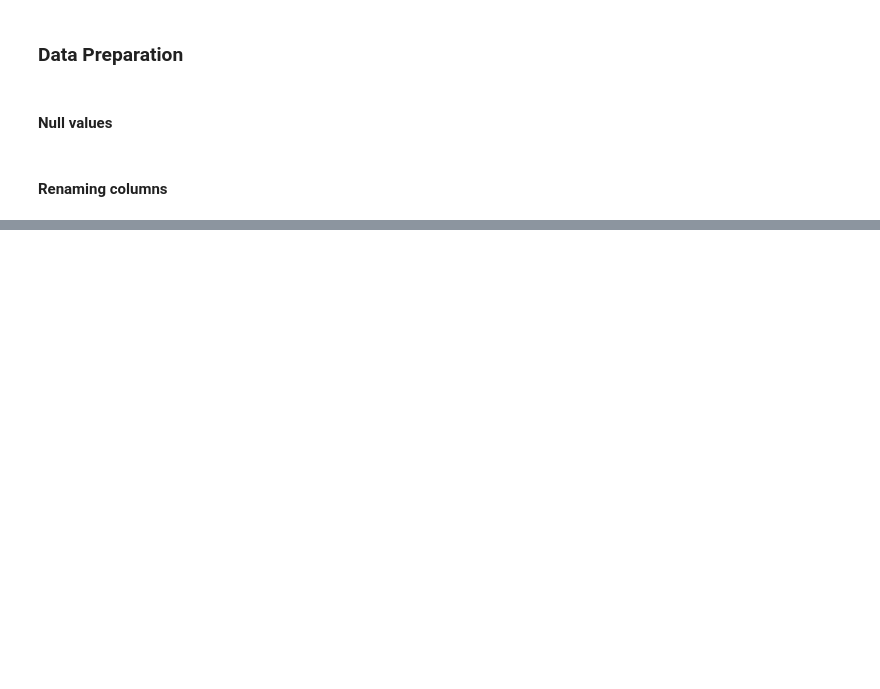
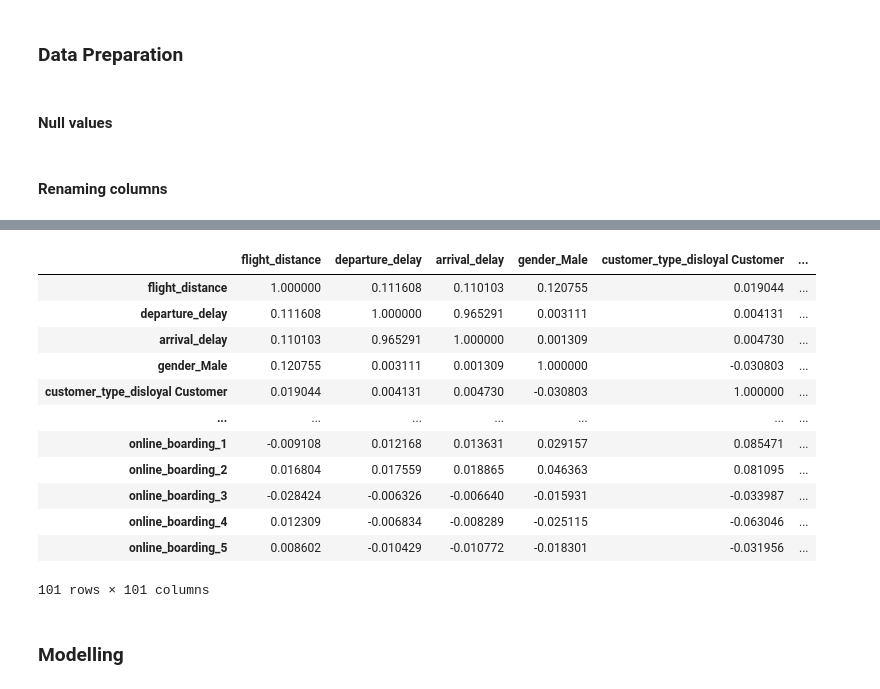
Before and after one commit to Lughaidh-w/Airline-Customer-Satisfaction, a Jupyter notebook: CA1.ipynb, the cells around one changed output, grey strips where cells are left out. Drawn from its saved outputs; the diff is of its cells as text; code cells hidden in the pictures; blank space fills up the shorter version.

```diff
--- a/CA1.ipynb
+++ b/CA1.ipynb
@@ -293,0 +406,18 @@ df.describe().T
+# %%
+X_prepared.corr()
+# %% [output]
+|  | flight_distance | departure_delay | arrival_delay | gender_Male | customer_type_disloyal Customer | ... |
+| flight_distance | 1.000000 | 0.111608 | 0.110103 | 0.120755 | 0.019044 | ... |
+| departure_delay | 0.111608 | 1.000000 | 0.965291 | 0.003111 | 0.004131 | ... |
+| arrival_delay | 0.110103 | 0.965291 | 1.000000 | 0.001309 | 0.004730 | ... |
+| gender_Male | 0.120755 | 0.003111 | 0.001309 | 1.000000 | -0.030803 | ... |
+| customer_type_disloyal Customer | 0.019044 | 0.004131 | 0.004730 | -0.030803 | 1.000000 | ... |
+| ... | ... | ... | ... | ... | ... | ... |
+| online_boarding_1 | -0.009108 | 0.012168 | 0.013631 | 0.029157 | 0.085471 | ... |
+| online_boarding_2 | 0.016804 | 0.017559 | 0.018865 | 0.046363 | 0.081095 | ... |
+| online_boarding_3 | -0.028424 | -0.006326 | -0.006640 | -0.015931 | -0.033987 | ... |
+| online_boarding_4 | 0.012309 | -0.006834 | -0.008289 | -0.025115 | -0.063046 | ... |
+| online_boarding_5 | 0.008602 | -0.010429 | -0.010772 | -0.018301 | -0.031956 | ... |
+101 rows × 101 columns
+# %% [markdown]
+### Modelling
```
Also changed, not shown: parts of 24 cells of this notebook, 2 other files.
